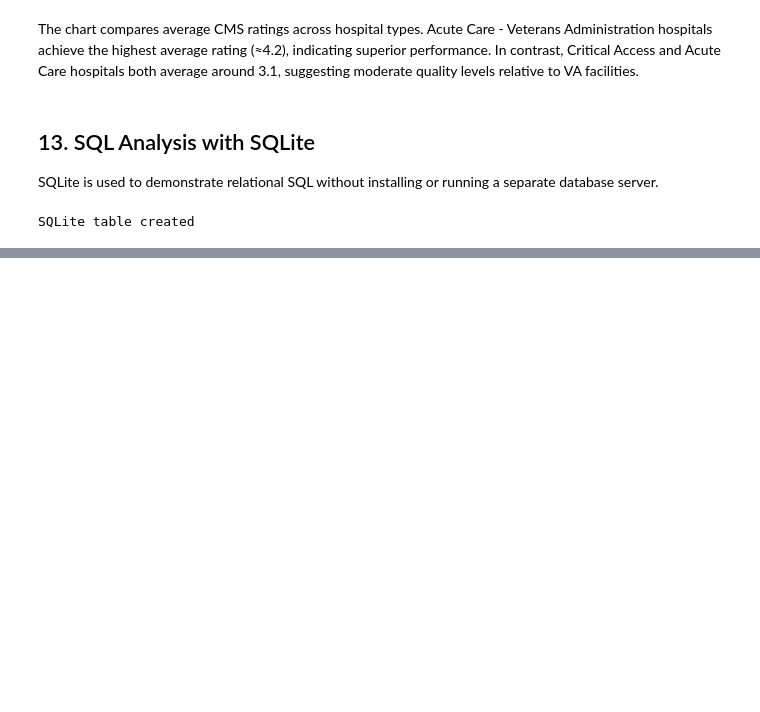
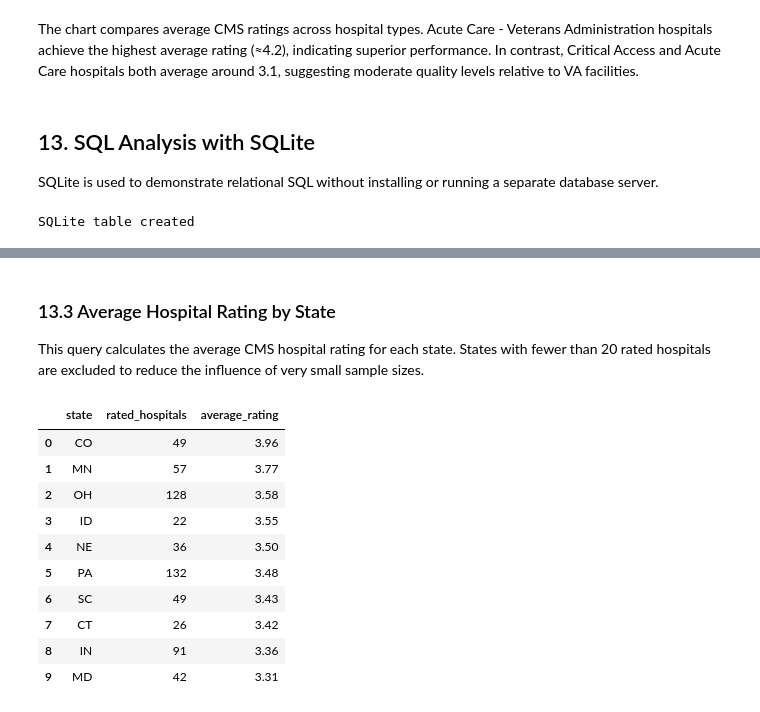
Before and after one commit to rtorresromero93/us-hospital-quality-analysis, a Jupyter notebook: notebooks/01_hospital_quality_analysis.ipynb, the cells around one changed output, grey strips where cells are left out. Cells and saved outputs as stored; diff of their text form; code cells hidden in the pictures; blank space fills up the shorter version.

```diff
--- a/notebooks/01_hospital_quality_analysis.ipynb
+++ b/notebooks/01_hospital_quality_analysis.ipynb
@@ -719,0 +771,35 @@ SQLite table created
+# %% [markdown]
+### 13.3 Average Hospital Rating by State
+
+This query calculates the average CMS hospital rating for each state. States with fewer than 20 rated hospitals are excluded to reduce the influence of very small sample sizes.
+# %%
+state_averages_query = """
+SELECT
+    state,
+    COUNT(*) AS rated_hospitals,
+    ROUND(AVG(hospital_overall_rating), 2) AS average_rating
+FROM hospitals
+WHERE hospital_overall_rating IS NOT NULL
+GROUP BY state
+HAVING COUNT(*) >= 20
+ORDER BY average_rating DESC;
+"""
+
+state_averages_sql = pd.read_sql_query(
+    state_averages_query,
+    conn
+)
+
+state_averages_sql.head(10)
+# %% [output]
+|  | state | rated_hospitals | average_rating |
+| 0 | CO | 49 | 3.96 |
+| 1 | MN | 57 | 3.77 |
+| 2 | OH | 128 | 3.58 |
+| 3 | ID | 22 | 3.55 |
+| 4 | NE | 36 | 3.50 |
+| 5 | PA | 132 | 3.48 |
+| 6 | SC | 49 | 3.43 |
+| 7 | CT | 26 | 3.42 |
+| 8 | IN | 91 | 3.36 |
+| 9 | MD | 42 | 3.31 |
```
Also changed, not shown: parts of 12 cells of this notebook.
